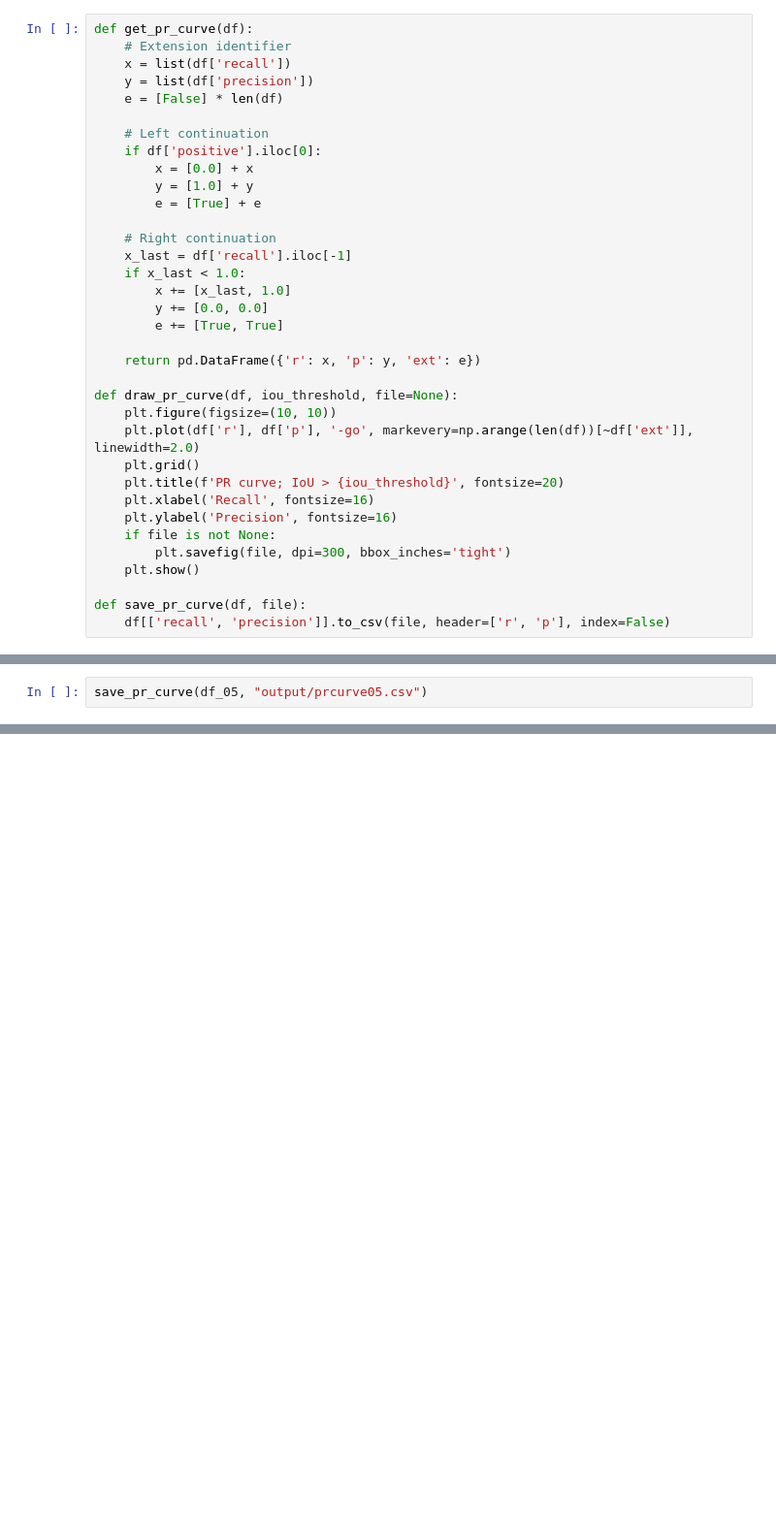
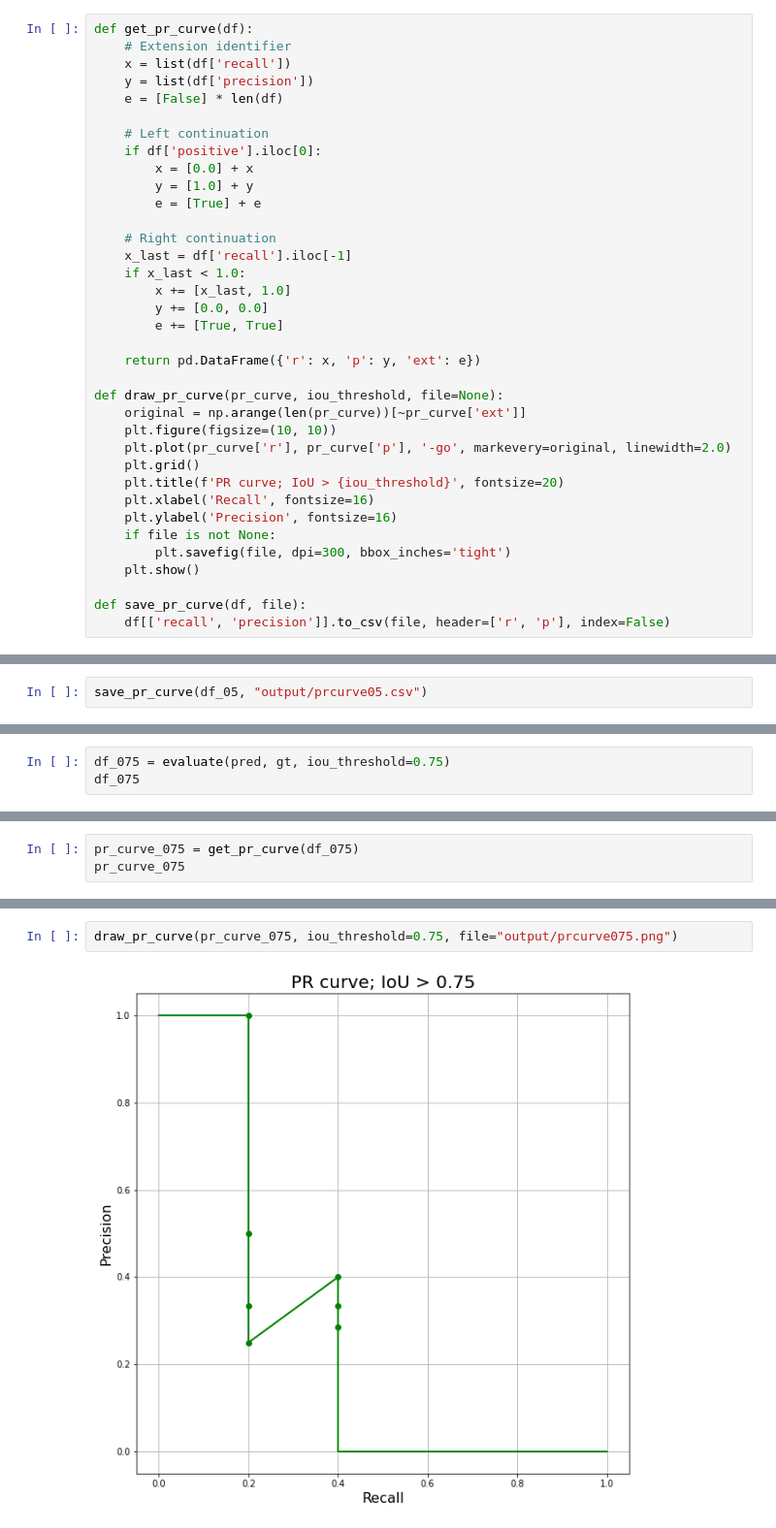
Before and after one commit to scikodot/msu-share, a Jupyter notebook: cv/seminar06/seminar06.ipynb, the cells around one changed output, grey strips where cells are left out. Shown at 97% size. Drawn from its saved outputs; the diff is of its cells as text; blank space fills up the shorter version.

```diff
--- a/cv/seminar06/seminar06.ipynb
+++ b/cv/seminar06/seminar06.ipynb
@@ -199,9 +204,10 @@ def get_pr_curve(df):
 
     return pd.DataFrame({'r': x, 'p': y, 'ext': e})
 
-def draw_pr_curve(df, iou_threshold, file=None):
+def draw_pr_curve(pr_curve, iou_threshold, file=None):
+    original = np.arange(len(pr_curve))[~pr_curve['ext']]
     plt.figure(figsize=(10, 10))
-    plt.plot(df['r'], df['p'], '-go', markevery=np.arange(len(df))[~df['ext']], linewidth=2.0)
+    plt.plot(pr_curve['r'], pr_curve['p'], '-go', markevery=original, linewidth=2.0)
     plt.grid()
     plt.title(f'PR curve; IoU > {iou_threshold}', fontsize=20)
     plt.xlabel('Recall', fontsize=16)
@@ -249,0 +268,3 @@ draw_pr_curve(df_05_pr_curve, 0.5, file="output/prcurve05.png")
+# %%
+df_075 = evaluate(pred, gt, iou_threshold=0.75)
+df_075
@@ -249,0 +280,3 @@ draw_pr_curve(df_05_pr_curve, 0.5, file="output/prcurve05.png")
+# %%
+pr_curve_075 = get_pr_curve(df_075)
+pr_curve_075
@@ -249,0 +295,4 @@ draw_pr_curve(df_05_pr_curve, 0.5, file="output/prcurve05.png")
+# %%
+draw_pr_curve(pr_curve_075, iou_threshold=0.75, file="output/prcurve075.png")
+# %% [output]
+[figure, added]
```
Also changed, not shown: parts of 15 cells of this notebook, 2 other files.
